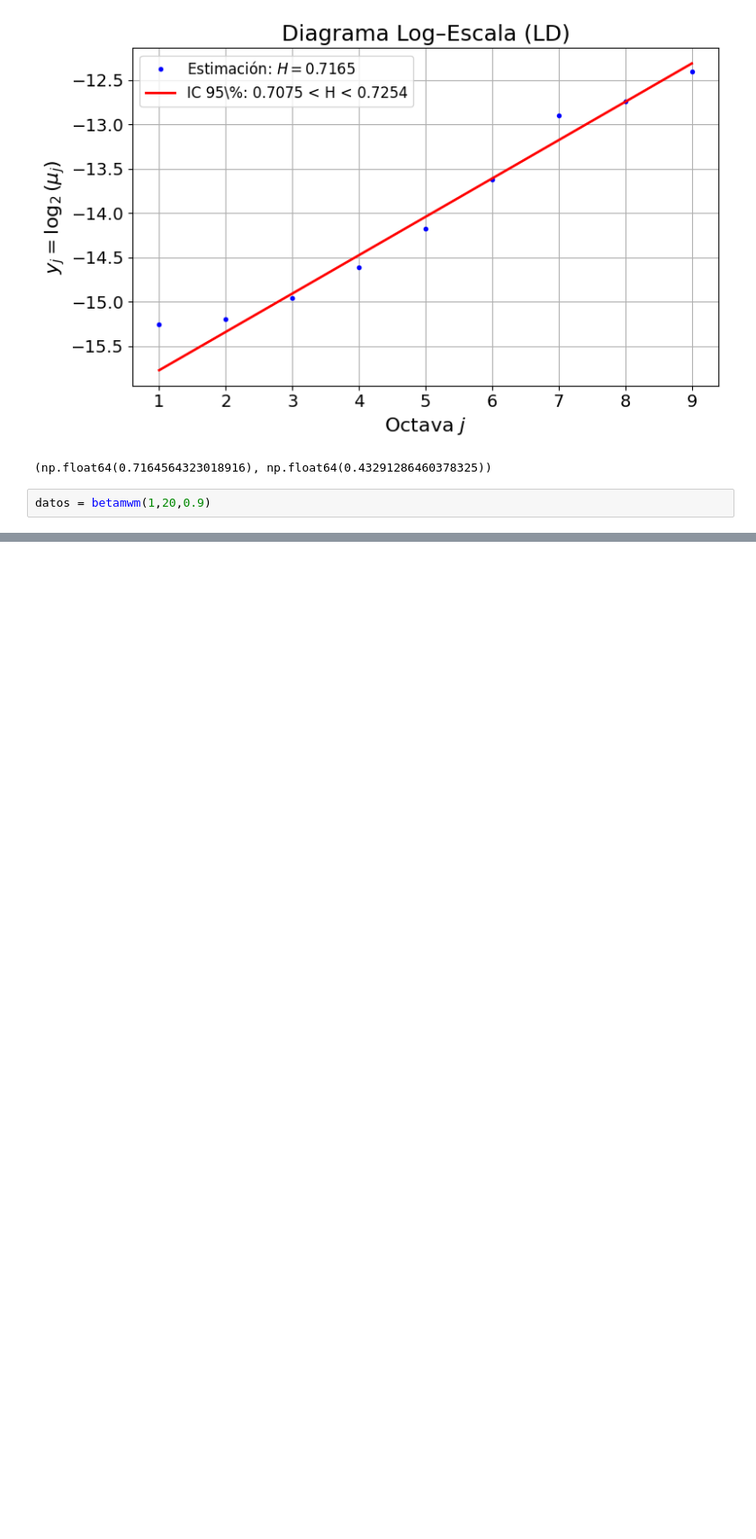
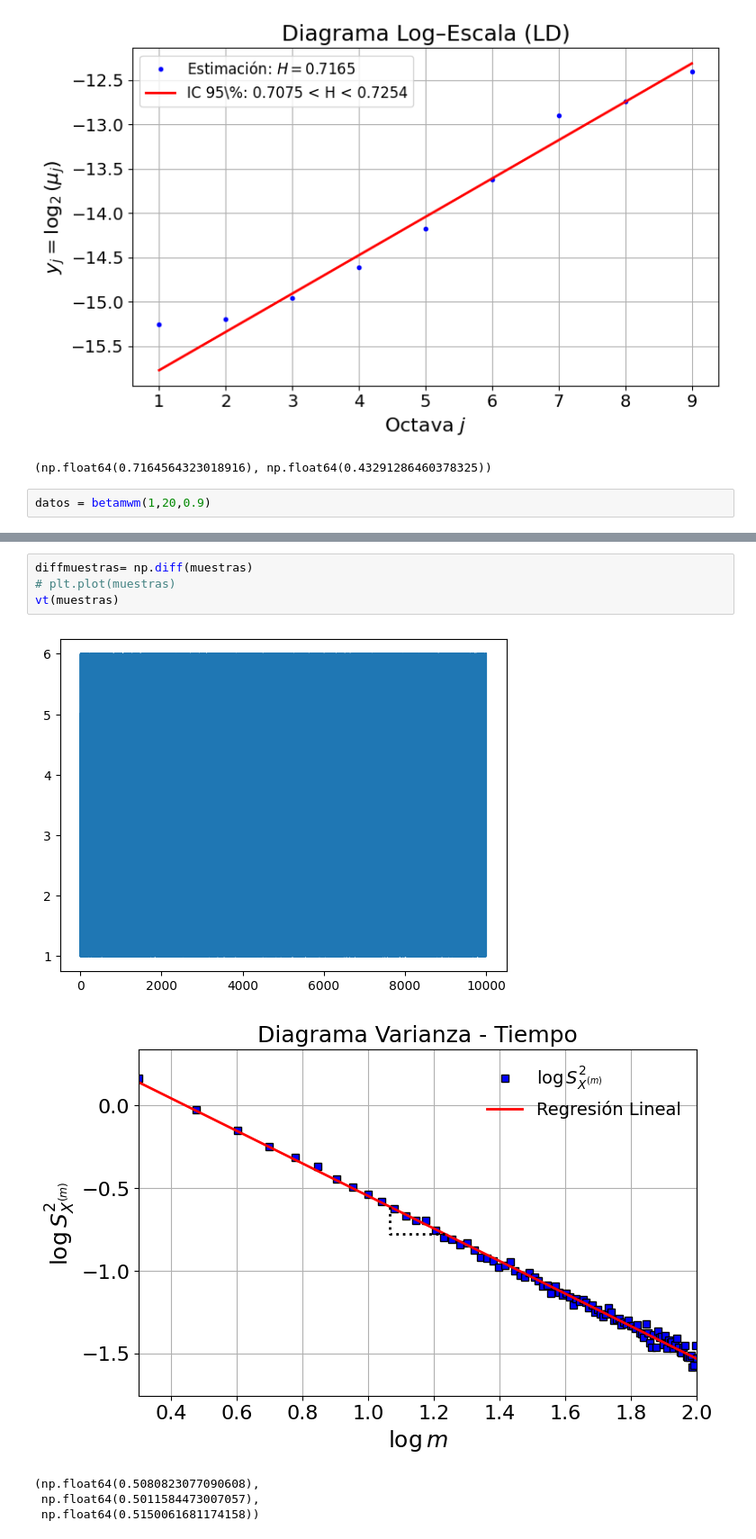
Before and after one commit to aalejoz25/LRD_y_multifractales, a Jupyter notebook: code.ipynb, the cells around one changed output, grey strips where cells are left out. Shown: that part at 90% size. Saved outputs shown, nothing was run; the diff lists cells and outputs as text; blank space fills up the shorter version.

```diff
--- a/code.ipynb
+++ b/code.ipynb
@@ -569,0 +779,10 @@ LD(muestras)
+# %%
+diffmuestras= np.diff(muestras)
+# plt.plot(muestras)
+vt(muestras)
+# %% [output]
+[figure, added]
+[figure, added]
+(np.float64(0.5080823077090608),
+ np.float64(0.5011584473007057),
+ np.float64(0.5150061681174158))
```
Also changed, not shown: parts of 29 cells of this notebook, 1 other file.
